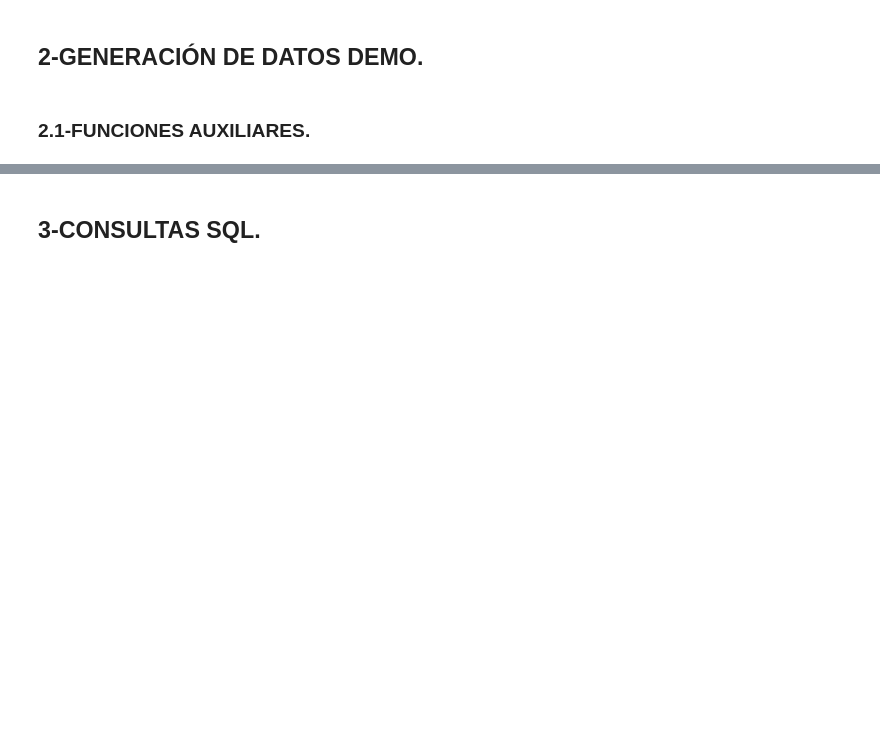
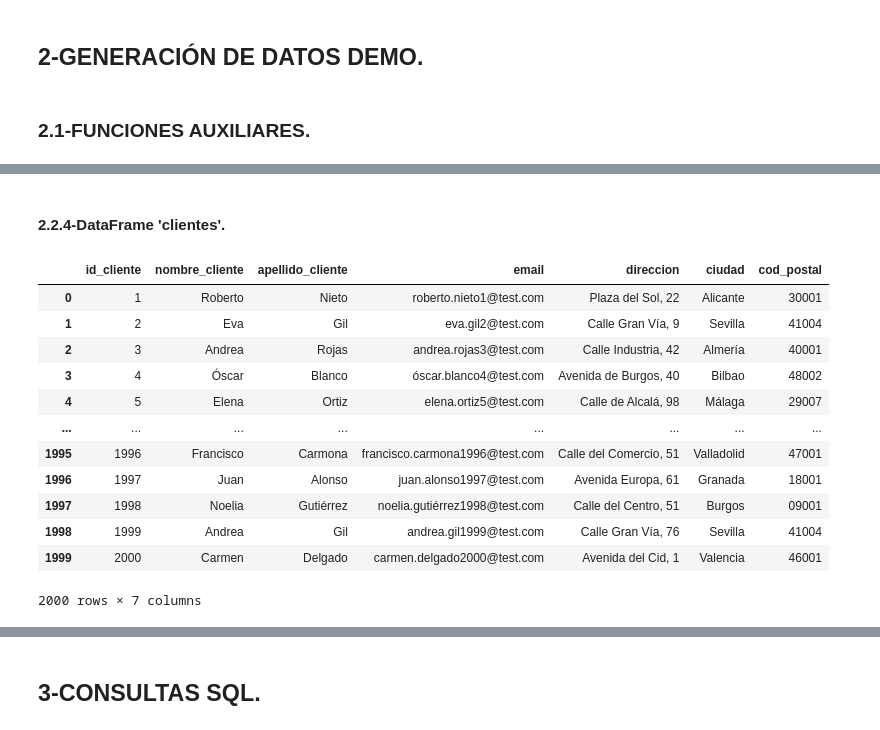
Before and after one commit to angovery/Data-Science-Bootcamp, a Jupyter notebook: Ejercicios_Evaluados/Modulo_4/m4_Jose_Ignacio_Hernández_Palacios.ipynb, the cells around one changed output, grey strips where cells are left out. Drawn from its saved outputs; the diff is of its cells as text; code cells hidden in the pictures; blank space fills up the shorter version.

Commit message:
Se finaliza la carga de datos en la BD.

```diff
--- a/Ejercicios_Evaluados/Modulo_4/m4_Jose_Ignacio_Hernández_Palacios.ipynb
+++ b/Ejercicios_Evaluados/Modulo_4/m4_Jose_Ignacio_Hernández_Palacios.ipynb
@@ -432,0 +513,26 @@ Isabel Castro
+# %%
+# Función para generar un Dataframe de Pandas con datos de ejemplo de clientes, de forma aleatoria.
+# Entrada: Numero entero, mayor o igual a 1, de clientes a generar por tienda.
+# Salida: pd.DataFrame con datos de ejemplo de la tabla 'clientes'.
+def generar_clientes(num_clientes):
+
+    lista_datos_clientes = []           # Se genera lista para almacenar datos de los clientes.
+
+    for num_c in range(num_clientes):                      # Se genera el numero de clientes definido en la entrada.
+        nombre_cliente = generar_nombre_apellido()[0]      # Se selecciona, aleatoriamente, un nombre de cliente.
+        apellido_cliente = generar_nombre_apellido()[1]    # Se selecciona, aleatoriamente, un apellido de cliente.
+        lista_direccion = generar_direccion()              # Se genera, aleatoriamente, una dirección.
+
+        lista_datos_clientes.append ({                     # Se añaden, a una lista, los datos generados del cliente.
+            'id_cliente': num_c + 1,
+            'nombre_cliente': nombre_cliente,
+            'apellido_cliente': apellido_cliente,
+            'email': nombre_cliente.lower() + '.' + apellido_cliente.lower() + str(num_c + 1) + '@test.com',
+            'direccion': lista_direccion[0],
+            'ciudad': lista_direccion[1],
+            'cod_postal': lista_direccion[2],
+            })
+
+    df_clientes = pd.DataFrame(lista_datos_clientes)        # Se genera el DataFrame a devolver.
+
+    return df_clientes
@@ -432,0 +656,19 @@ Isabel Castro
+# %% [markdown]
+#### 2.2.4-DataFrame 'clientes'.
+# %%
+df_clientes = generar_clientes(2000)
+df_clientes
+# %% [output]
+|  | id_cliente | nombre_cliente | apellido_cliente | email | direccion | ciudad | cod_postal |
+| 0 | 1 | Roberto | Nieto | roberto.nieto1@test.com | Plaza del Sol, 22 | Alicante | 30001 |
+| 1 | 2 | Eva | Gil | eva.gil2@test.com | Calle Gran Vía, 9 | Sevilla | 41004 |
+| 2 | 3 | Andrea | Rojas | andrea.rojas3@test.com | Calle Industria, 42 | Almería | 40001 |
+| 3 | 4 | Óscar | Blanco | óscar.blanco4@test.com | Avenida de Burgos, 40 | Bilbao | 48002 |
+| 4 | 5 | Elena | Ortiz | elena.ortiz5@test.com | Calle de Alcalá, 98 | Málaga | 29007 |
+| ... | ... | ... | ... | ... | ... | ... | ... |
+| 1995 | 1996 | Francisco | Carmona | francisco.carmona1996@test.com | Calle del Comercio, 51 | Valladolid | 47001 |
+| 1996 | 1997 | Juan | Alonso | juan.alonso1997@test.com | Avenida Europa, 61 | Granada | 18001 |
+| 1997 | 1998 | Noelia | Gutiérrez | noelia.gutiérrez1998@test.com | Calle del Centro, 51 | Burgos | 09001 |
+| 1998 | 1999 | Andrea | Gil | andrea.gil1999@test.com | Calle Gran Vía, 76 | Sevilla | 41004 |
+| 1999 | 2000 | Carmen | Delgado | carmen.delgado2000@test.com | Avenida del Cid, 1 | Valencia | 46001 |
+2000 rows × 7 columns
```
Also changed, not shown: parts of 76 cells of this notebook.
